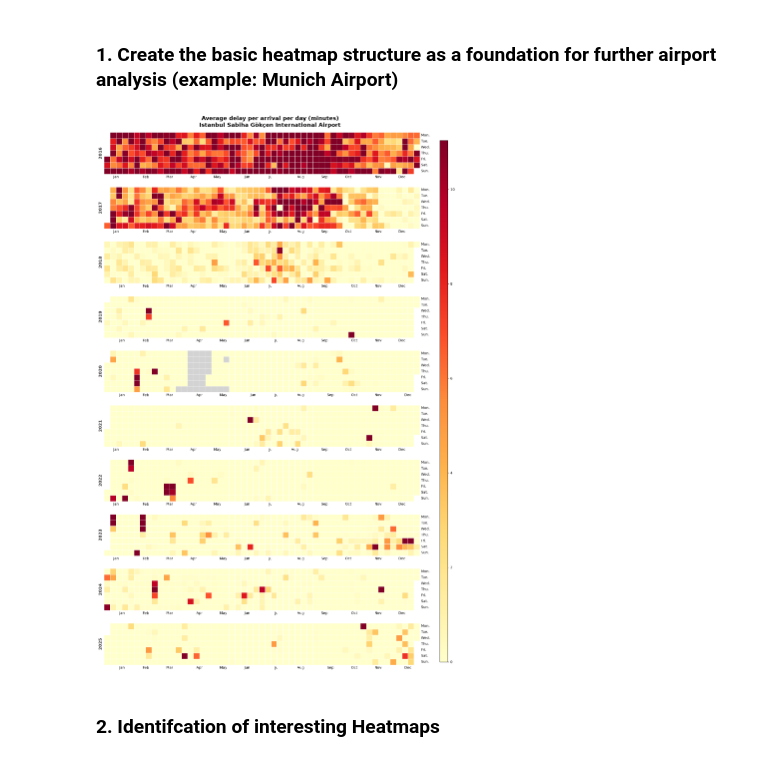
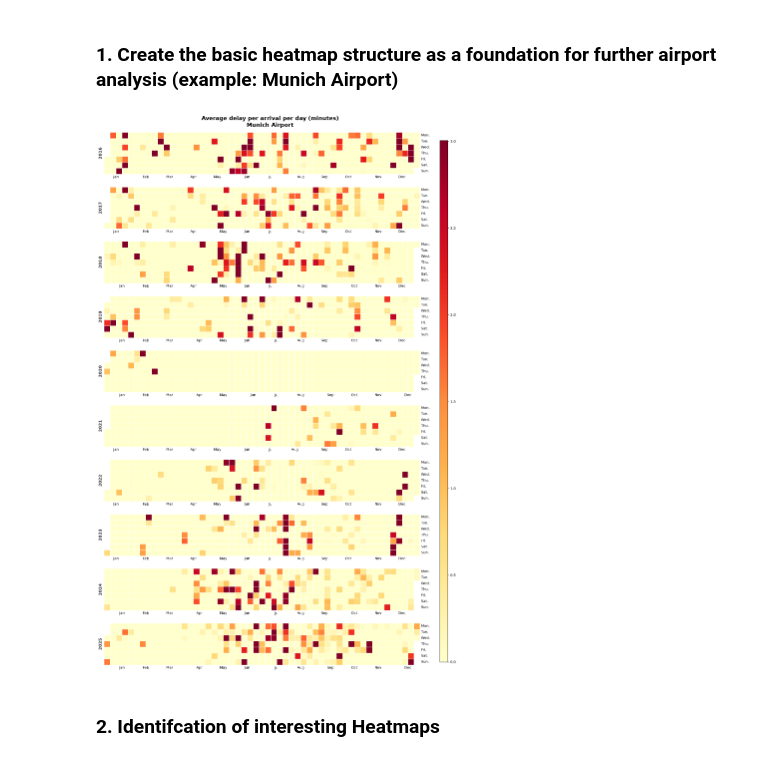
Before and after one commit to sdemmler/airport-performance-analyzer, a Jupyter notebook: notebooks/04_delay_heatmap.ipynb, the cells around one changed output. Drawn from its saved outputs; the diff is of its cells as text; code cells hidden in the pictures.

```diff
--- a/notebooks/04_delay_heatmap.ipynb
+++ b/notebooks/04_delay_heatmap.ipynb
@@ -28,19 +45,21 @@ engine = create_engine(DB_URL)
 
 dates_start = "2016-01-01"
 dates_end = "2025-12-31"
-apt_icao = 'LTFJ'
+apt_icao = 'EDDM'
 
-query_heatmap = """
-SELECT
-    flt_date,
-    ROUND(SUM(COALESCE(dly_apt_arr_1, 0)) / NULLIF(SUM(flt_arr_1), 0), 2) AS avg_delay_per_arrival
-FROM fact_airport_delay
-WHERE flt_date >= %s AND flt_date <= %s AND apt_icao = %s
-GROUP BY flt_date
-ORDER BY flt_date ASC;
-"""
-
-ts_df = pd.read_sql(query_heatmap, engine, params=(dates_start, dates_end, apt_icao))
+ts_df = run_query("""
+    SELECT
+        flt_date,
+        ROUND(SUM(COALESCE(dly_apt_arr_1, 0)) / NULLIF(SUM(flt_arr_1), 0), 2) AS avg_delay_per_arrival
+    FROM fact_airport_delay
+    WHERE flt_date >= :dates_start
+      AND flt_date <= :dates_end
+      AND apt_icao  = :apt_icao
+    GROUP BY flt_date
+    ORDER BY flt_date ASC
+    """,
+    params={"dates_start": dates_start, "dates_end": dates_end, "apt_icao": apt_icao}
+)
 
 ts = ts_df.set_index("flt_date")["avg_delay_per_arrival"]
 
@@ -51,12 +70,14 @@ ts.index = pd.to_datetime(ts.index)
 # -----------------------------------------------------------------
 
 # Get airport name
-query_name = """
-SELECT name
-FROM dim_airport
-WHERE ident = %s;
-"""
-result = pd.read_sql(query_name, engine, params=(apt_icao,))
+result = run_query("""
+    SELECT name
+    FROM dim_airport
+    WHERE ident = :ident
+    """,
+    params={"ident": ident}
+)
+# result = pd.read_sql(query_name, engine, params=(apt_icao,))
 
 result['name'] = result['name'].apply(
     lambda x: x.encode('latin-1').decode('utf-8') if isinstance(x, str) else x
@@ -70,34 +91,34 @@ fig_height = 2.2 * n_years
 title_offset_inches = 0.45
 title_y = 1 + (title_offset_inches / fig_height)
 
 # vmax only over days with actual delay (excludes 0-values from scale calculation)
 # to avoid skewing the colormap when most days have 0 ATFM delay (e.g. EDDM ~82%)
 vmax = ts[ts > 0].quantile(0.85)
 
 # Plot Heatmap
 fig, axes = calplot.calplot(
     ts,
     how=None,                 # data is already aggregated daily, no resampling needed
     dropzero=False,           # prevent calplot from auto-converting 0→NaN when >50% zeros
     cmap="YlOrRd",
     colorbar=True,
     suptitle=f"Average delay per arrival per day (minutes)\n{airport_name}\n",
     suptitle_kws={"fontsize": 16, "fontweight": "bold", "y": title_y},
     figsize=(16, fig_height),
     edgecolor="white",
     linewidth=0.6,
     fillcolor="lightgrey",    # lightgrey = missing data (no row in fact_airport_delay)
     vmin=0,
     vmax=vmax,
     yearlabel_kws={"fontsize": 12, "fontweight": "bold", "color": "#333333"},
     monthlabels=["Jan", "Feb", "Mar", "Apr", "May", "Jun",
                   "Jul", "Aug", "Sep", "Oct", "Nov", "Dec"],
     daylabels=["Mon.", "Tue.", "Wed.", "Thu.", "Fri.", "Sat.", "Sun."],
 )
 
 plt.show()
 # %% [output]
-[figure, old version]
+[figure, new version]
 # %% [markdown]
 ### 2. Identifcation of interesting Heatmaps
 # %%
```
Also changed, not shown: parts of 4 cells of this notebook, 16 other files.
